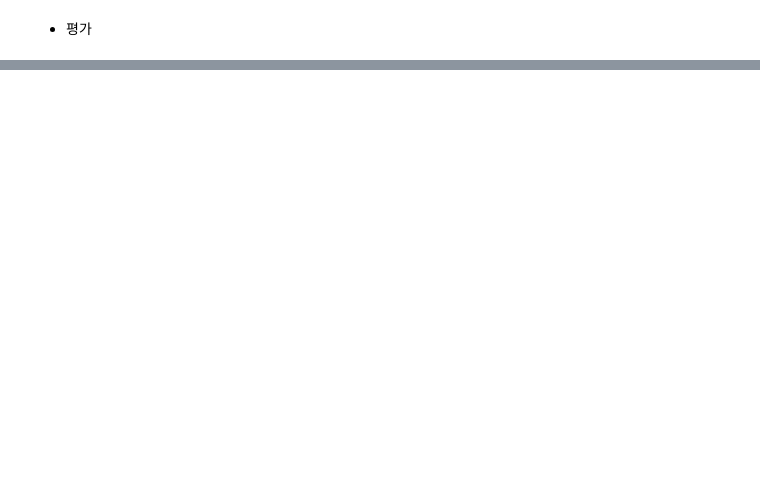
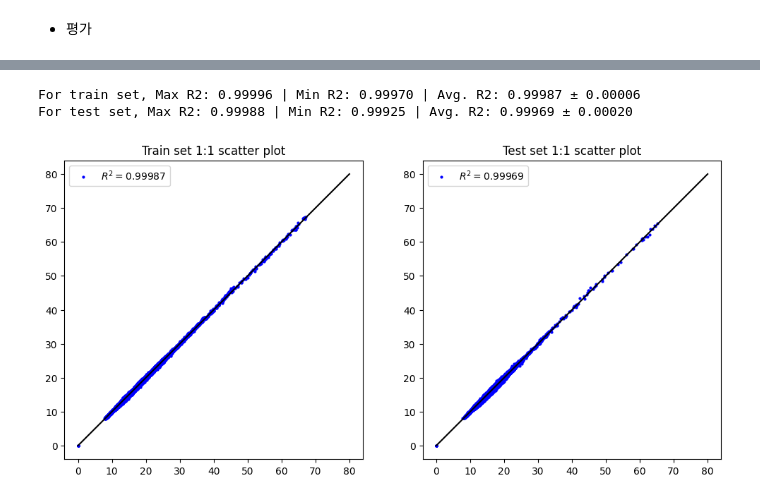
Before and after one commit to ByeonggeonGo/CmaqProject, a Jupyter notebook: experiment/smoke_cmaq_model_small.ipynb, the cells around one changed output, grey strips where cells are left out. Drawn from its saved outputs; the diff is of its cells as text; code cells hidden in the pictures; blank space fills up the shorter version.

```diff
--- a/experiment/smoke_cmaq_model_small.ipynb
+++ b/experiment/smoke_cmaq_model_small.ipynb
@@ -219 +315,38 @@ print(np.mean(r_sq),np.std(r_sq),np.min(r_sq))
+# %%
+def r_square(y_true, y_pred):
+    SS_res = np.sum(np.square(y_true - y_pred))
+    SS_tot = np.sum(np.square(y_true - np.mean(y_pred)))
+    return (1-SS_res / SS_tot)
+
+r_2_train = []
+r_2_test = []
+
+for i in range(len(test_input)):
+    r_2_train.append(r_square(pred_train[i][::-1].reshape(-1), masked_train_output[i][::-1].reshape(-1)))
+    r_2_test.append(r_square(pred_test[i][::-1].reshape(-1), masked_test_output[i][::-1].reshape(-1)))
+
+print("For train set, Max R2: {max_r2:1.5f} | Min R2: {min_r2:1.5f} | Avg. R2: {mean_r2:1.5f} ± {std_r2:1.5f}".\
+      format(max_r2=np.max(r_2_train), min_r2=np.min(r_2_train), mean_r2=np.mean(r_2_train), std_r2=np.std(r_2_train)))
+print("For test set, Max R2: {max_r2:1.5f} | Min R2: {min_r2:1.5f} | Avg. R2: {mean_r2:1.5f} ± {std_r2:1.5f}".\
+      format(max_r2=np.max(r_2_test), min_r2=np.min(r_2_test), mean_r2=np.mean(r_2_test), std_r2=np.std(r_2_test)))
+
+plt.figure(figsize=[12,5.5])
+
+plt.subplot(1,2,1)
+plt.title('Train set 1:1 scatter plot')
+plt.plot(pred_train.reshape(-1), masked_train_output.reshape(-1), 'bo', markersize=2, label=f'$R^2=${np.mean(r_2_train):.5f}')
+plt.plot([0,80], [0,80], color='black')
+plt.legend()
+
+plt.subplot(1,2,2)
+plt.title('Test set 1:1 scatter plot')
+plt.plot(pred_test.reshape(-1), masked_test_output.reshape(-1), 'bo', markersize=2, label=f'$R^2=${np.mean(r_2_test):.5f}')
+plt.plot([0,80], [0,80], color='black')
+plt.legend()
+
+plt.show()
+# %% [output]
+For train set, Max R2: 0.99996 | Min R2: 0.99970 | Avg. R2: 0.99987 ± 0.00006
+For test set, Max R2: 0.99988 | Min R2: 0.99925 | Avg. R2: 0.99969 ± 0.00020
+[figure, added]
 # %%
```
Also changed, not shown: parts of 14 cells of this notebook, 2 other files.
